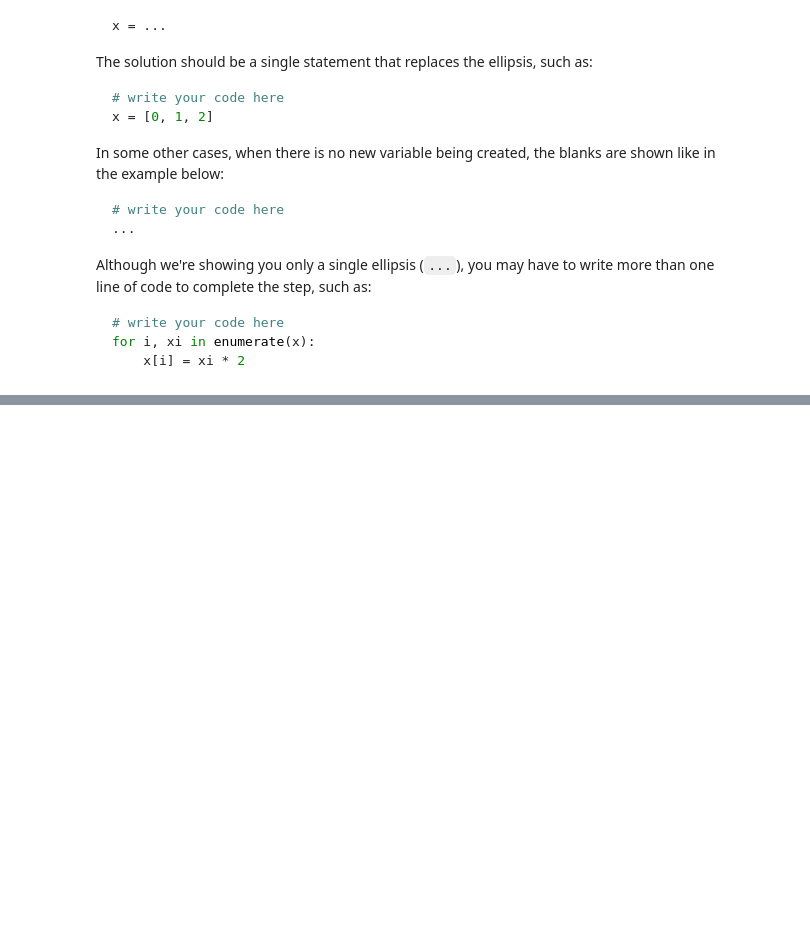
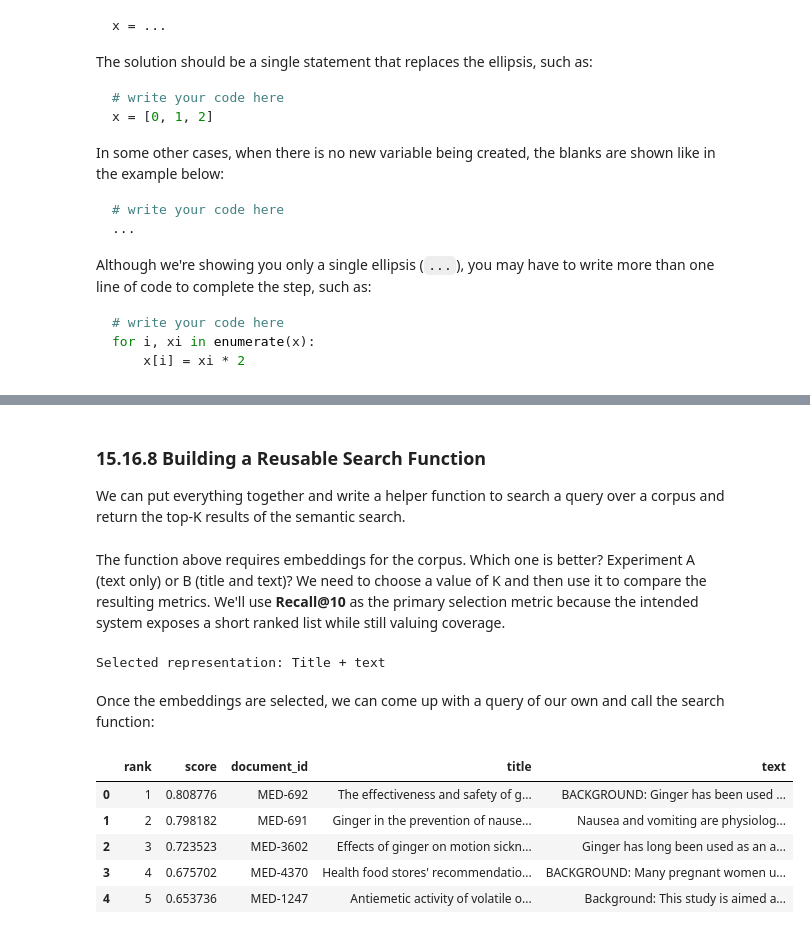
Before and after one commit to lftraining/LFD473-code, a Jupyter notebook: solutions/Solved Lab 7.ipynb, the cells around one changed output, grey strips where cells are left out. Drawn from its saved outputs; the diff is of its cells as text; code cells hidden in the pictures; blank space fills up the shorter version.

```diff
--- a/solutions/Solved Lab 7.ipynb
+++ b/solutions/Solved Lab 7.ipynb
@@ -358,0 +561,55 @@ How do you like the summary? Does it look like an answer to our question? Could
+# %% [markdown]
+### 15.16.8 Building a Reusable Search Function
+
+We can put everything together and write a helper function to search a query over a corpus and return the top-K results of the semantic search.
+# %%
+def search(model, tokenizer, query, corpus_id, corpus_dict, corpus_embeddings, k=5):
+    # encode the query
+    query_embedding = encode_texts(model, tokenizer, [query])
+    # compute similarity metrics
+    scores = (query_embedding @ corpus_embeddings.T).squeeze(0)
+    # retrieve top-K results
+    top = torch.topk(scores, k=k)
+
+    rows = []
+    # for every result in the top-K
+    for rank, (score, index) in enumerate(zip(top.values.tolist(), top.indices.tolist()), start=1):
+        # uses the index to get the ID of the entry in the corpus
+        document_id = corpus_id[index]
+        # uses the corpus dictionary to get both title and text
+        # for the given document ID
+        rows.append({
+            "rank": rank,
+            "score": score,
+            "document_id": document_id,
+            "title": corpus_dict["title"][document_id],
+            "text": corpus_dict["text"][document_id],
+        })
+
+    return pd.DataFrame(rows)
+# %% [markdown]
+The function above requires embeddings for the corpus. Which one is better? Experiment A (text only) or B (title and text)? We need to choose a value of K and then use it to compare the resulting metrics. We'll use **Recall@10** as the primary selection metric because the intended system exposes a short ranked list while still valuing coverage.
+# %%
+if (metrics_title_text["Recall@10"] >= metrics_text["Recall@10"]):
+    best_name = "Title + text"
+    best_embeddings = corpus_embeddings_title_text
+    best_rankings = rankings_title_text
+else:
+    best_name = "Text only"
+    best_embeddings = corpus_embeddings_text
+    best_rankings = rankings_text
+
+print("Selected representation:", best_name)
+# %% [output]
+Selected representation: Title + text
+# %% [markdown]
+Once the embeddings are selected, we can come up with a query of our own and call the search function:
+# %%
+search(model, tokenizer, "Does ginger help with nausea?", corpus_id, corpus_dict, best_embeddings, k=5)
+# %% [output]
+|  | rank | score | document_id | title | text |
+| 0 | 1 | 0.808776 | MED-692 | The effectiveness and safety of g... | BACKGROUND: Ginger has been used ... |
+| 1 | 2 | 0.798182 | MED-691 | Ginger in the prevention of nause... | Nausea and vomiting are physiolog... |
+| 2 | 3 | 0.723523 | MED-3602 | Effects of ginger on motion sickn... | Ginger has long been used as an a... |
+| 3 | 4 | 0.675702 | MED-4370 | Health food stores' recommendatio... | BACKGROUND: Many pregnant women u... |
+| 4 | 5 | 0.653736 | MED-1247 | Antiemetic activity of volatile o... | Background: This study is aimed a... |
```
Also changed, not shown: parts of 118 cells of this notebook, 32 other files.
